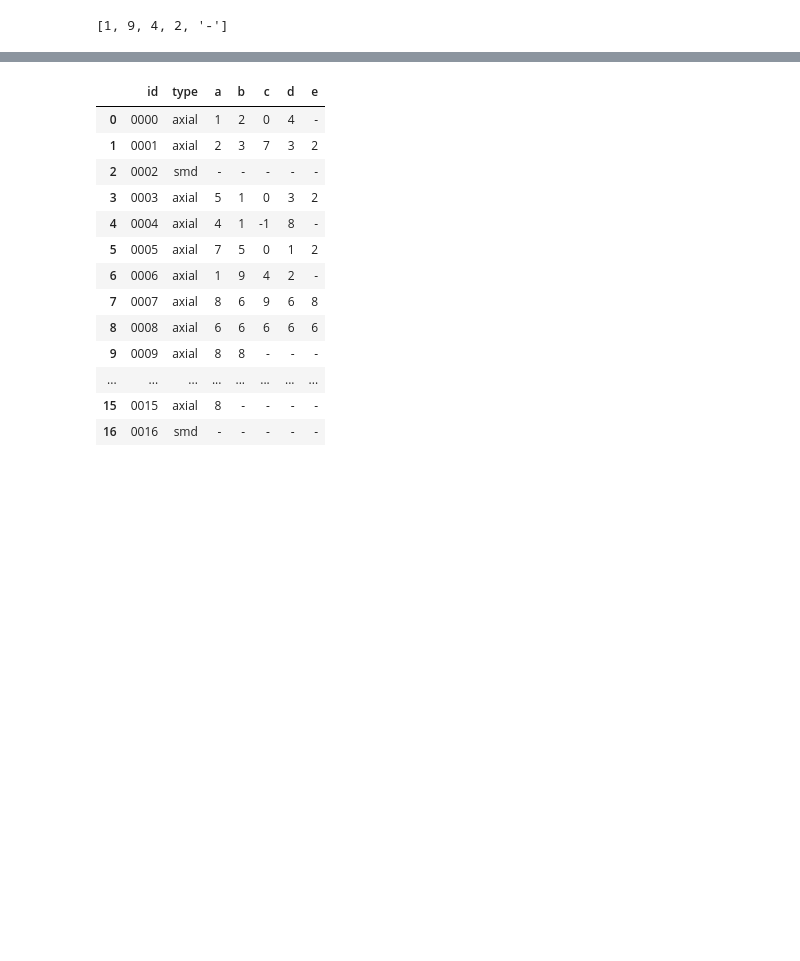
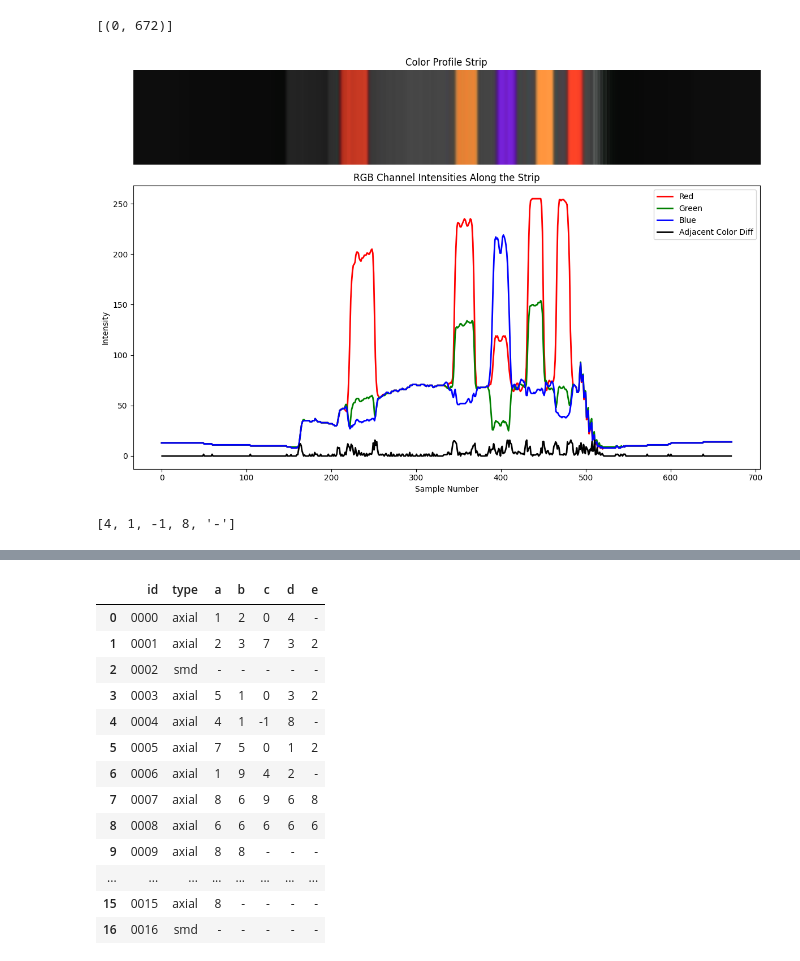
Before and after one commit to TheTrustyPwo/Cyberthon, a Jupyter notebook: Data Science/Resistors/main.ipynb, the cells around one changed output, grey strips where cells are left out. Saved outputs shown, nothing was run; the diff lists cells and outputs as text; code cells hidden in the pictures; blank space fills up the shorter version.

```diff
--- a/Data Science/Resistors/main.ipynb
+++ b/Data Science/Resistors/main.ipynb
@@ -4,5 +4,9 @@
 import cv2
 import numpy as np
 import matplotlib.pyplot as plt
+plt.rcParams.update({
+    'figure.facecolor': 'white',
+    'axes.facecolor': 'white'
+})
 # %%
 def get_points(img):
@@ -74,3 +191,10 @@ array([[14, 14, 14],
+# %%
+samples = get_points(cv2.imread('images/0001.jpg'))
+print(segment_color_strip(samples))
+plot_color_strip(samples)
+# %% [output]
+[(0, 672)]
+[figure, added]
 # %%
 import itertools
 import numpy as np
@@ -417,9 +541,9 @@ def solve(img):
     while len(bands) < 5: bands.append('-')
     return bands
 # %%
-solve(cv2.imread('images/0006.jpg'))
+solve(cv2.imread('images/0004.jpg'))
 # %% [output]
-[1, 9, 4, 2, '-']
+[4, 1, -1, 8, '-']
 # %%
 import os
 from tqdm import tqdm
```
Also changed, not shown: parts of 7 cells of this notebook, 5 other files.
